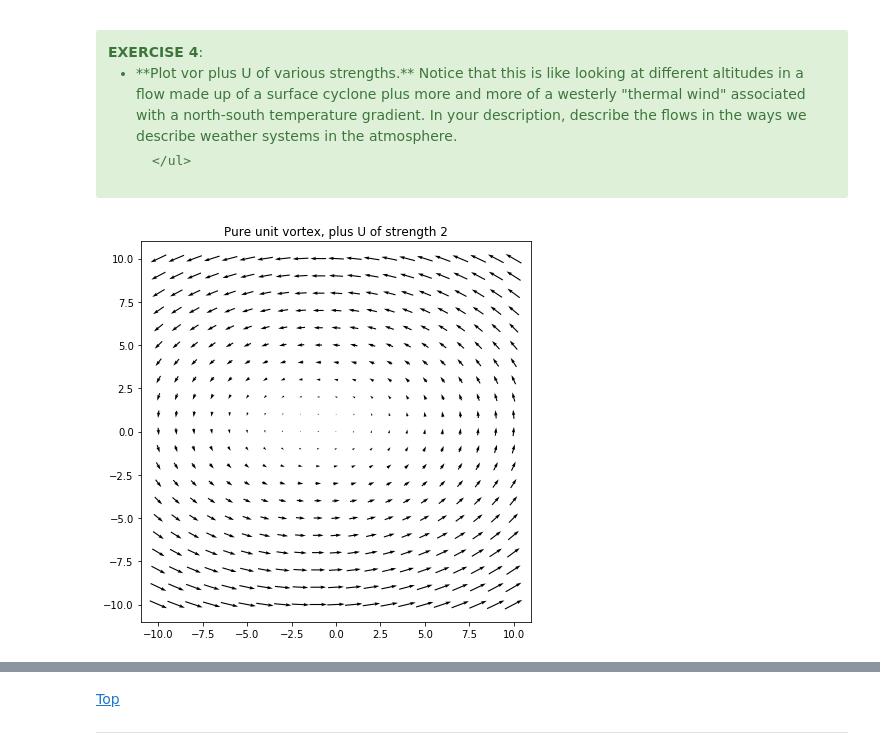
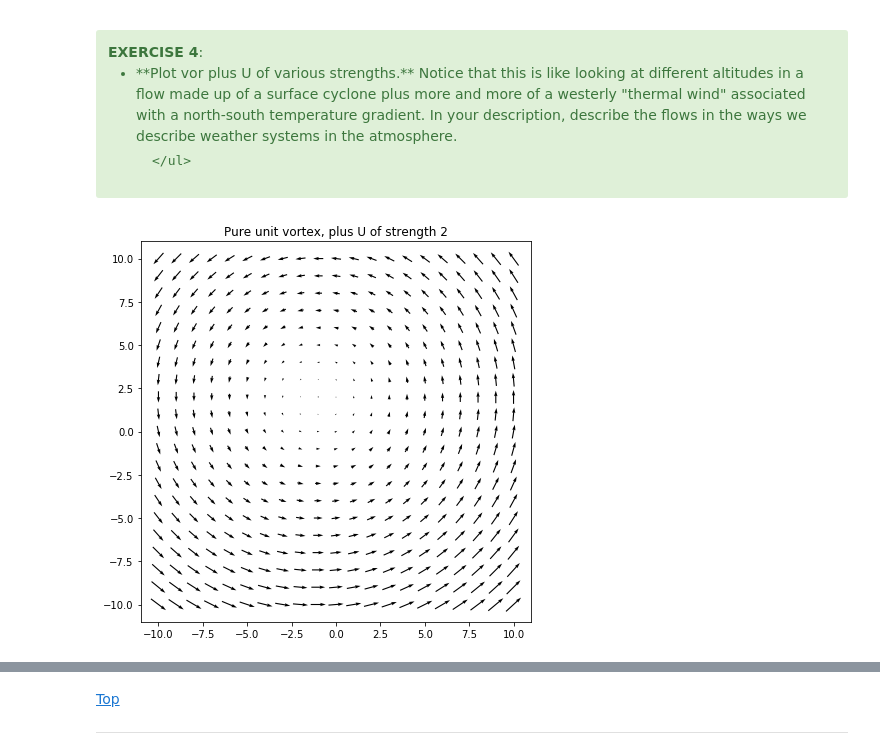
Before and after one commit to lchomiak/ATM651_IntroAtmDynamics, a Jupyter notebook: Unit1-Terminology_and_Tools/HW/CHOMIAK HW1.ipynb, the cells around one changed output, grey strips where cells are left out. Saved outputs shown, nothing was run; the diff lists cells and outputs as text; code cells hidden in the pictures.

```diff
--- a/Unit1-Terminology_and_Tools/HW/CHOMIAK HW1.ipynb
+++ b/Unit1-Terminology_and_Tools/HW/CHOMIAK HW1.ipynb
@@ -219,18 +219,18 @@ Vorticity plus deformation (two curved flow patterns) makes a flow we could desc
 # %%
 # Define the display field udisp,vdisp and give it a label.
 # Edit-> Copy and paste this cell, then adjust the top 2 lines for the other cases
 
-udisp,vdisp = 2*uvor + uU, vvor + vV
+udisp,vdisp = uvor + 2*uU, vvor + vV
 label = 'Pure unit vortex, plus U of strength 2'
 
 
 # Display the vector field as arrows, CENTERED ON the point they apply to
 fig, ax = plt.subplots(figsize=(7,7))
 plt.quiver(x, y, udisp, vdisp, pivot='mid')
 plt.title(label)
 plt.show()
 # %% [output]
-[figure, old version]
+[figure, new version]
 # %%
 # Define the display field udisp,vdisp and give it a label.
 # Edit-> Copy and paste this cell, then adjust the top 2 lines for the other cases
```
Also changed, not shown: parts of 6 cells of this notebook.
